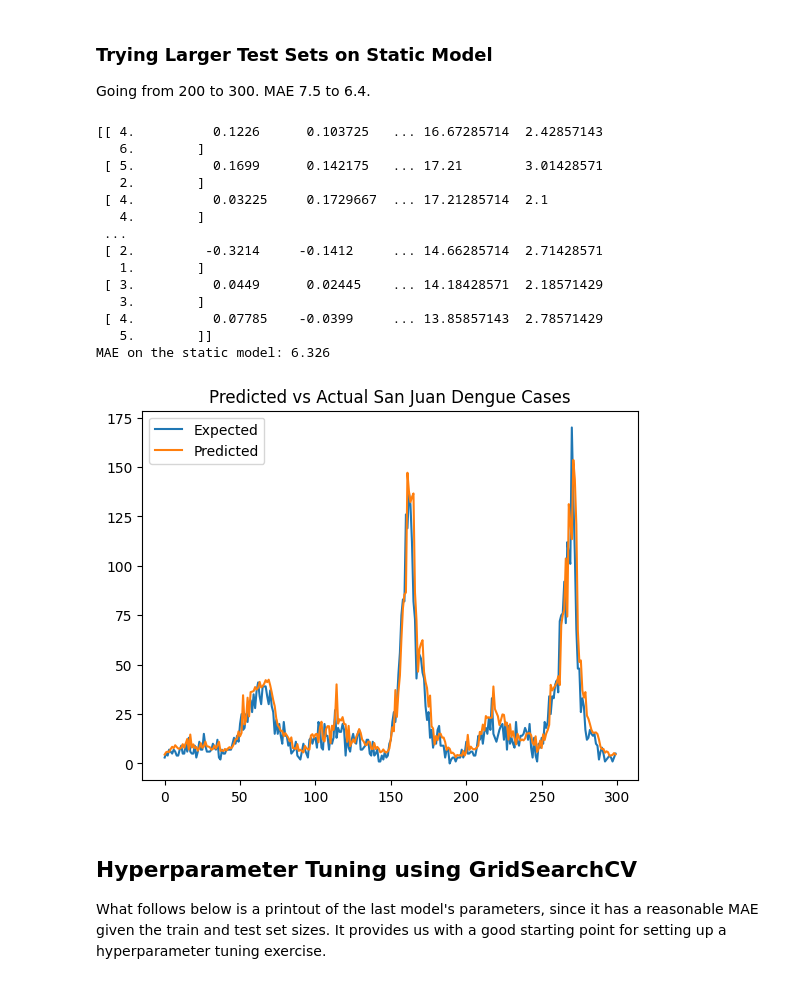
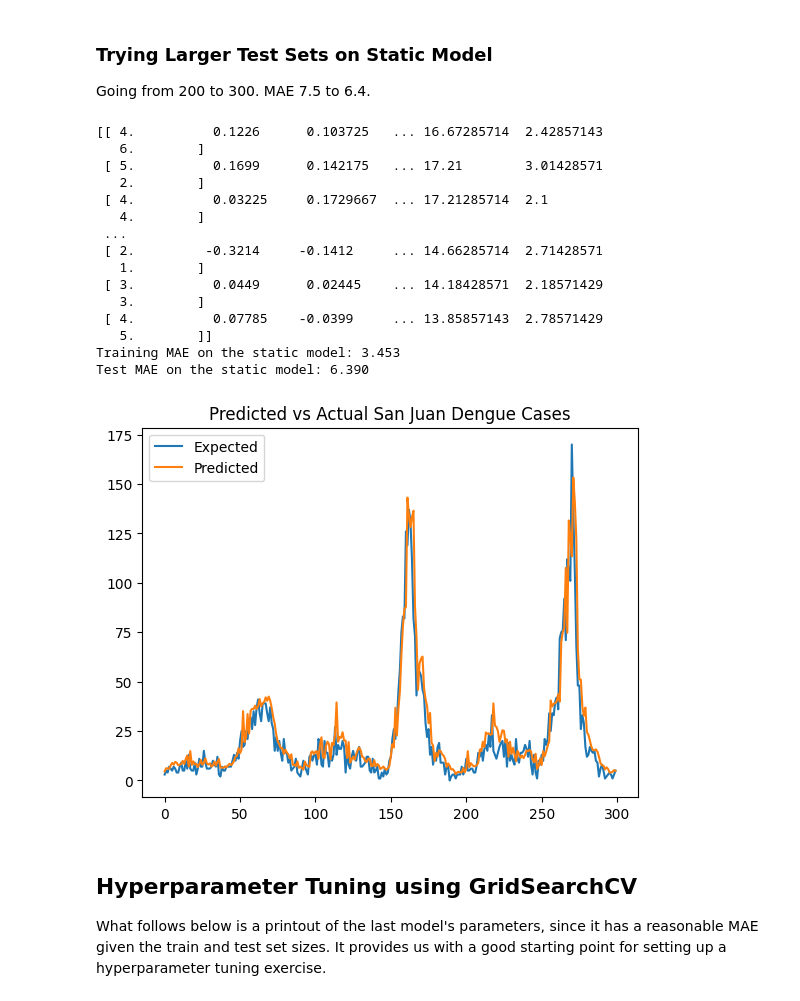
Before and after one commit to ValerieDier/multivariate_timeseries_forecasting_dengue, a Jupyter notebook: notebooks/rf_trial_nlags_MV.ipynb, the cells around one changed output. Cells and saved outputs as stored; diff of their text form; code cells hidden in the pictures.

```diff
--- a/notebooks/rf_trial_nlags_MV.ipynb
+++ b/notebooks/rf_trial_nlags_MV.ipynb
@@ -746,7 +771,7 @@ X_lagged = data.iloc[:, :n_obs].values  # lagged input data (target and features
 y_lagged = data.iloc[:, -n_features].values # unlagged target
 # Combine the above selections
 data_recombined = np.column_stack((X_lagged, y_lagged))
-print(data_recombined)	# X(fill) columns (y(t-1), y(t)) as expected
+print(data_recombined)
 
 # # Pull the data that is output from series_to_supervised
 # print(data_recombined) # 2 columns (y(t-1), y(t)) as expected
@@ -765,41 +790,47 @@ testX, testy = test[:, :-1], test[:, -1]
 # back to the array we had before with train prior to it being fed to [x for x in train].
 # Not sure why the back and forth.  It's the 2 columns of training data:, y(t-1), y(t).
 history = asarray(history)
 # again, history subbed in per parameters fed to random_forest_forecast function; keeps all rows, but separates lagged y and y(t)
 trainX, trainy = history[:, :-1], history[:, -1]
 model_static = RandomForestRegressor(n_estimators=1000)
 model_static.fit(trainX, trainy)
 
 # now predict y(t) using testX (last 12/n_test rows of lagged y)
-yhat_static = model_static.predict(testX)
-yhat_static
-#print('>expected=%.1f, predicted=%.1f' % (testy, yhat_static))
+yhat_static_test = model_static.predict(testX)
+yhat_static_test
+#print('>Test expected=%.1f, Test predicted=%.1f' % (testy, yhat_static_test))
+yhat_static_train = model_static.predict(trainX)
+yhat_static_train
+#print('>Train expected=%.1f, Train predicted=%.1f' % (trainy, yhat_static_train))
 
-MAE_static = mean_absolute_error(test[:, -1], yhat_static)
-print('MAE on the static model: %.3f' % MAE_static)
+MAE_static_train = mean_absolute_error(trainy, yhat_static_train)
+print('Training MAE on the static model: %.3f' % MAE_static_train)
+MAE_static_test = mean_absolute_error(test[:, -1], yhat_static_test)
+print('Test MAE on the static model: %.3f' % MAE_static_test)
 
 # plot actual and predicted
 pyplot.plot(test[:, -1], label='Expected')
-pyplot.plot(yhat_static, label='Predicted')
+pyplot.plot(yhat_static_test, label='Predicted')
 pyplot.title("Predicted vs Actual San Juan Dengue Cases")
 pyplot.legend()
 pyplot.show()
 # %% [output]
 [[ 4.          0.1226      0.103725   ... 16.67285714  2.42857143
    6.        ]
  [ 5.          0.1699      0.142175   ... 17.21        3.01428571
    2.        ]
  [ 4.          0.03225     0.1729667  ... 17.21285714  2.1
    4.        ]
  ...
  [ 2.         -0.3214     -0.1412     ... 14.66285714  2.71428571
    1.        ]
  [ 3.          0.0449      0.02445    ... 14.18428571  2.18571429
    3.        ]
  [ 4.          0.07785    -0.0399     ... 13.85857143  2.78571429
    5.        ]]
-MAE on the static model: 6.326
+Training MAE on the static model: 3.453
+Test MAE on the static model: 6.390
-[figure, old version]
+[figure, new version]
 # %% [markdown]
 ## Hyperparameter Tuning using GridSearchCV
 
```
Also changed, not shown: parts of 14 cells of this notebook, 1 other file.
